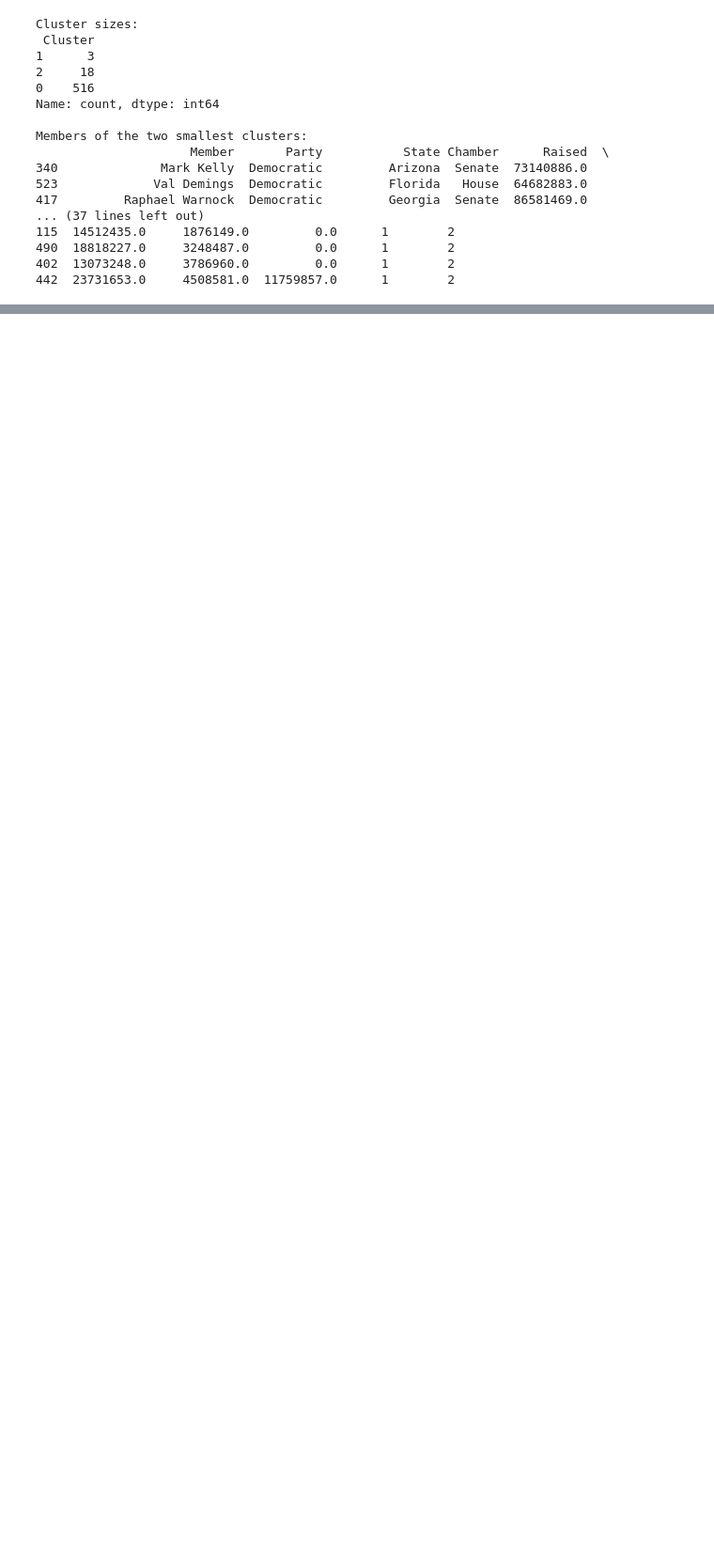
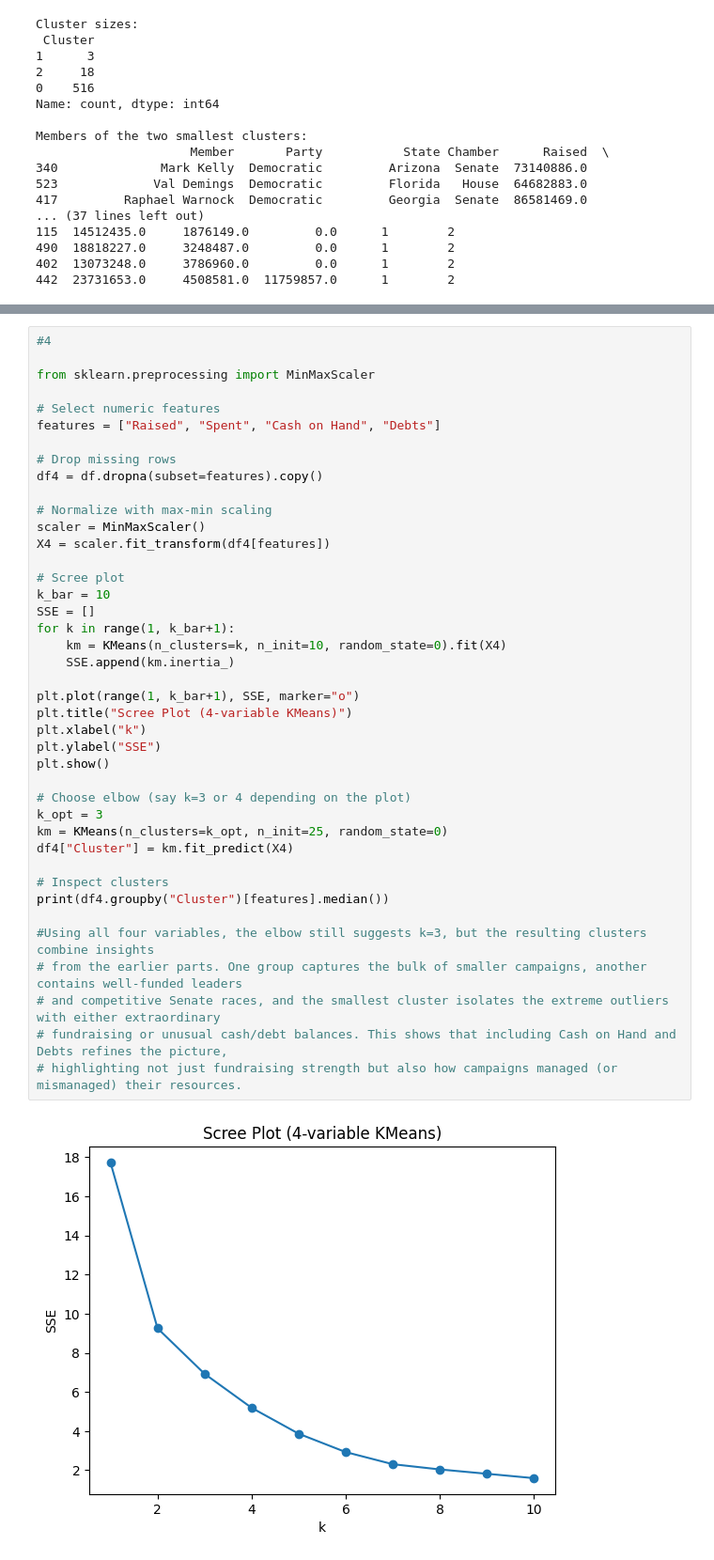
Before and after one commit to emilyfriedman8/clustering_assignment, a Jupyter notebook: assignment_clustering.ipynb, the cells around one changed output, grey strips where cells are left out. Shown at 94% size. Saved outputs shown, nothing was run; the diff lists cells and outputs as text; blank space fills up the shorter version.

```diff
--- a/assignment_clustering.ipynb
+++ b/assignment_clustering.ipynb
@@ -320,3 +320,46 @@ for name in cluster0_names:
 Candidates in Cluster 0 (high-debt outliers):
 David Trone
 Ron Johnson
+# %%
+#4
+
+from sklearn.preprocessing import MinMaxScaler
+
+# Select numeric features
+features = ["Raised", "Spent", "Cash on Hand", "Debts"]
+
+# Drop missing rows
+df4 = df.dropna(subset=features).copy()
+
+# Normalize with max-min scaling
+scaler = MinMaxScaler()
+X4 = scaler.fit_transform(df4[features])
+
+# Scree plot
+k_bar = 10
+SSE = []
+for k in range(1, k_bar+1):
+    km = KMeans(n_clusters=k, n_init=10, random_state=0).fit(X4)
+    SSE.append(km.inertia_)
+
+plt.plot(range(1, k_bar+1), SSE, marker="o")
+plt.title("Scree Plot (4-variable KMeans)")
+plt.xlabel("k")
+plt.ylabel("SSE")
+plt.show()
+
+# Choose elbow (say k=3 or 4 depending on the plot)
+k_opt = 3
+km = KMeans(n_clusters=k_opt, n_init=25, random_state=0)
+df4["Cluster"] = km.fit_predict(X4)
+
+# Inspect clusters
+print(df4.groupby("Cluster")[features].median())
+
+#Using all four variables, the elbow still suggests k=3, but the resulting clusters combine insights
+# from the earlier parts. One group captures the bulk of smaller campaigns, another contains well-funded leaders
+# and competitive Senate races, and the smallest cluster isolates the extreme outliers with either extraordinary
+# fundraising or unusual cash/debt balances. This shows that including Cash on Hand and Debts refines the picture,
+# highlighting not just fundraising strength but also how campaigns managed (or mismanaged) their resources.
+# %% [output]
+[figure, added]
```
Also changed, not shown: parts of 3 cells of this notebook.
